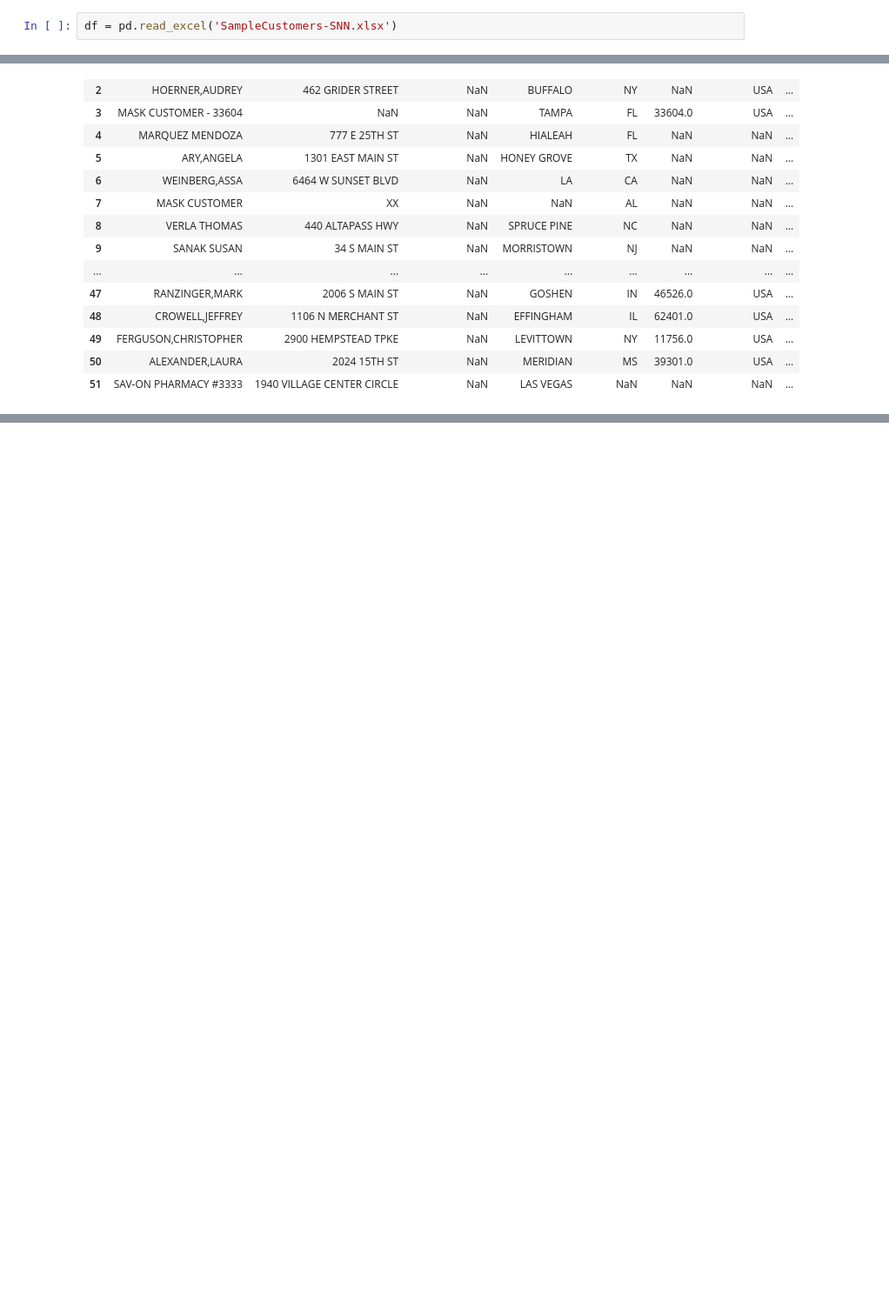
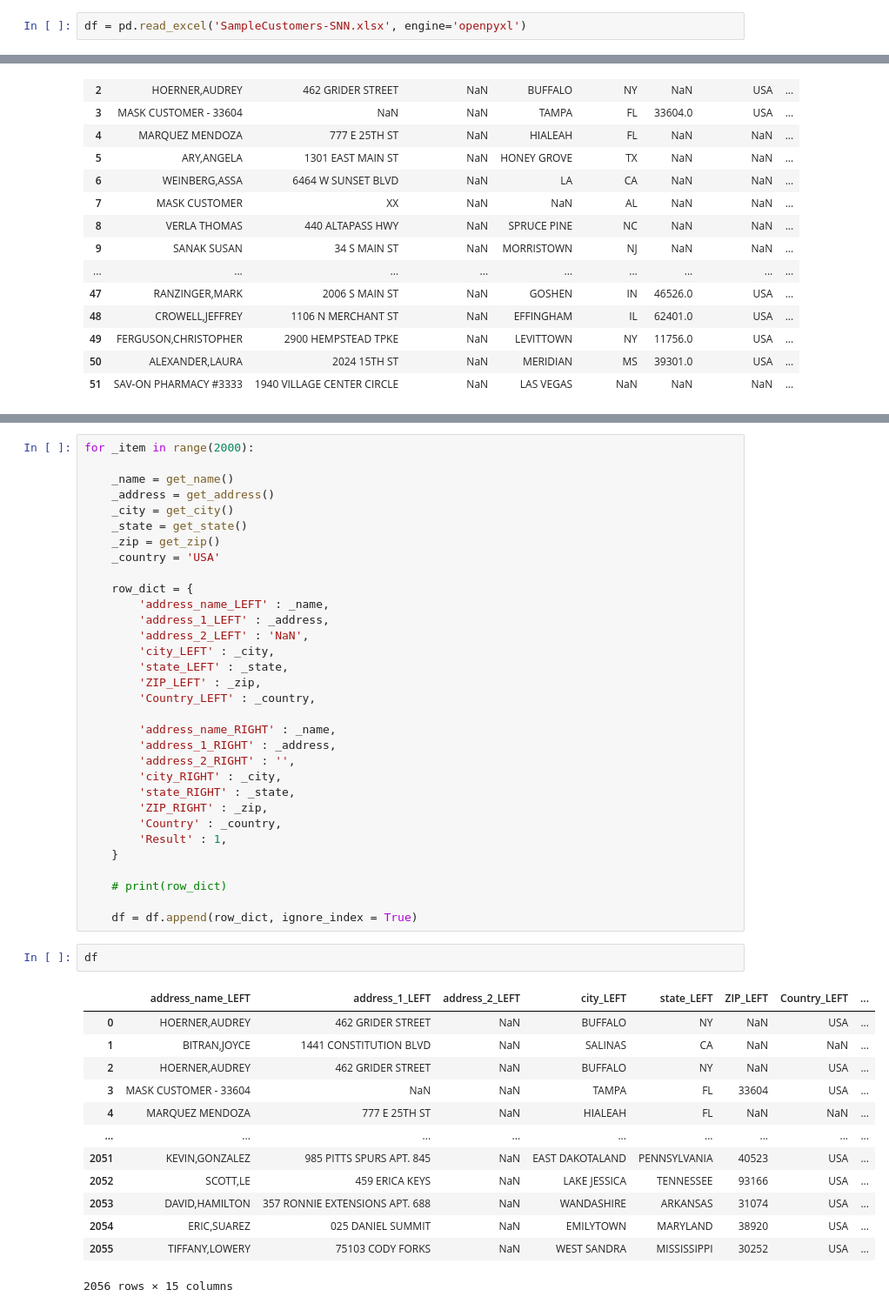
Before and after one commit to rajasgs/snn-work, a Jupyter notebook: analysis.ipynb, the cells around one changed output, grey strips where cells are left out. Shown at 87% size. Cells and saved outputs as stored; diff of their text form; blank space fills up the shorter version.

```diff
--- a/analysis.ipynb
+++ b/analysis.ipynb
@@ -1,7 +1,7 @@
 # %%
 import pandas as pd
 # %%
-df = pd.read_excel('SampleCustomers-SNN.xlsx')
+df = pd.read_excel('SampleCustomers-SNN.xlsx', engine='openpyxl')
 # %%
 df.head()
 # %% [output]
@@ -54,0 +88,48 @@ df
+# %%
+for _item in range(2000):
+
+    _name = get_name()
+    _address = get_address()
+    _city = get_city()
+    _state = get_state()
+    _zip = get_zip()
+    _country = 'USA'
+
+    row_dict = {
+        'address_name_LEFT' : _name,
+        'address_1_LEFT' : _address,
+        'address_2_LEFT' : 'NaN',
+        'city_LEFT' : _city,
+        'state_LEFT' : _state,
+        'ZIP_LEFT' : _zip,
+        'Country_LEFT' : _country,
+
+        'address_name_RIGHT' : _name,
+        'address_1_RIGHT' : _address,
+        'address_2_RIGHT' : '',
+        'city_RIGHT' : _city,
+        'state_RIGHT' : _state,
+        'ZIP_RIGHT' : _zip,
+        'Country' : _country,
+        'Result' : 1,
+    }
+
+    # print(row_dict)
+
+    df = df.append(row_dict, ignore_index = True)
+# %%
+df
+# %% [output]
+|  | address_name_LEFT | address_1_LEFT | address_2_LEFT | city_LEFT | state_LEFT | ZIP_LEFT | Country_LEFT | ... |
+| 0 | HOERNER,AUDREY | 462 GRIDER STREET | NaN | BUFFALO | NY | NaN | USA | ... |
+| 1 | BITRAN,JOYCE | 1441 CONSTITUTION BLVD | NaN | SALINAS | CA | NaN | NaN | ... |
+| 2 | HOERNER,AUDREY | 462 GRIDER STREET | NaN | BUFFALO | NY | NaN | USA | ... |
+| 3 | MASK CUSTOMER - 33604 | NaN | NaN | TAMPA | FL | 33604 | USA | ... |
+| 4 | MARQUEZ MENDOZA | 777 E 25TH ST | NaN | HIALEAH | FL | NaN | NaN | ... |
+| ... | ... | ... | ... | ... | ... | ... | ... | ... |
+| 2051 | KEVIN,GONZALEZ | 985 PITTS SPURS APT. 845 | NaN | EAST DAKOTALAND | PENNSYLVANIA | 40523 | USA | ... |
+| 2052 | SCOTT,LE | 459 ERICA KEYS | NaN | LAKE JESSICA | TENNESSEE | 93166 | USA | ... |
+| 2053 | DAVID,HAMILTON | 357 RONNIE EXTENSIONS APT. 688 | NaN | WANDASHIRE | ARKANSAS | 31074 | USA | ... |
+| 2054 | ERIC,SUAREZ | 025 DANIEL SUMMIT | NaN | EMILYTOWN | MARYLAND | 38920 | USA | ... |
+| 2055 | TIFFANY,LOWERY | 75103 CODY FORKS | NaN | WEST SANDRA | MISSISSIPPI | 30252 | USA | ... |
+2056 rows × 15 columns
```
Also changed, not shown: parts of 2 cells of this notebook, 5 other files.
